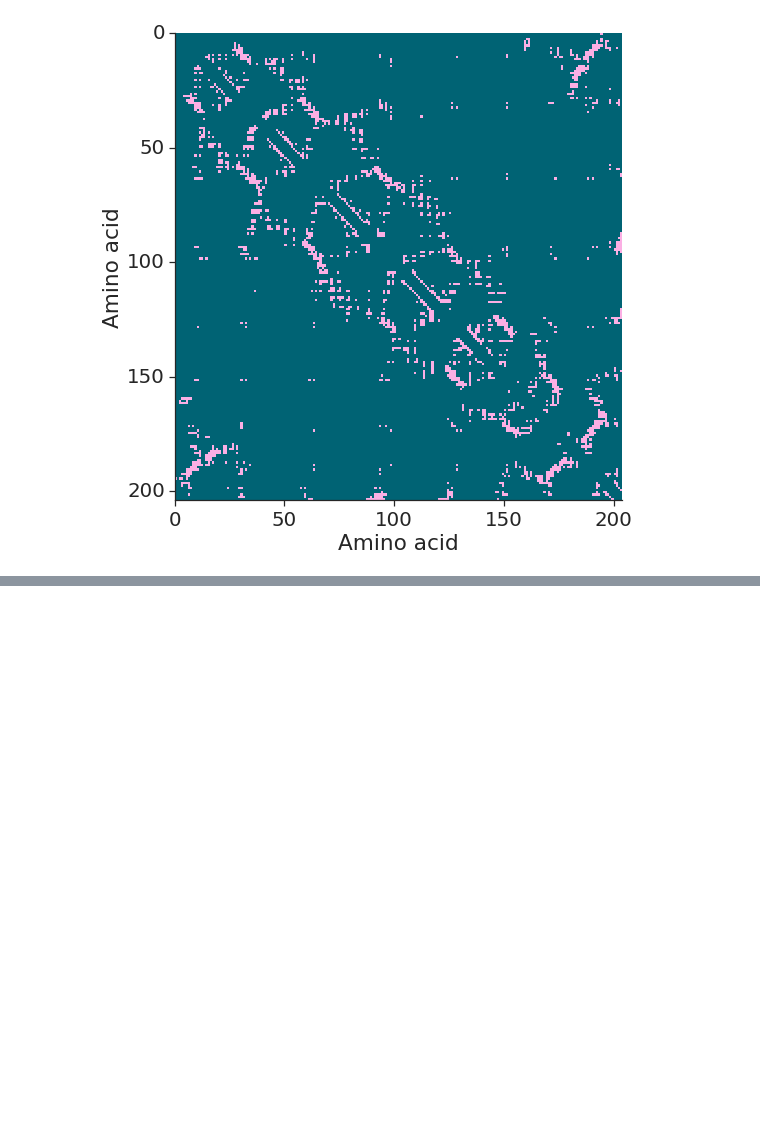
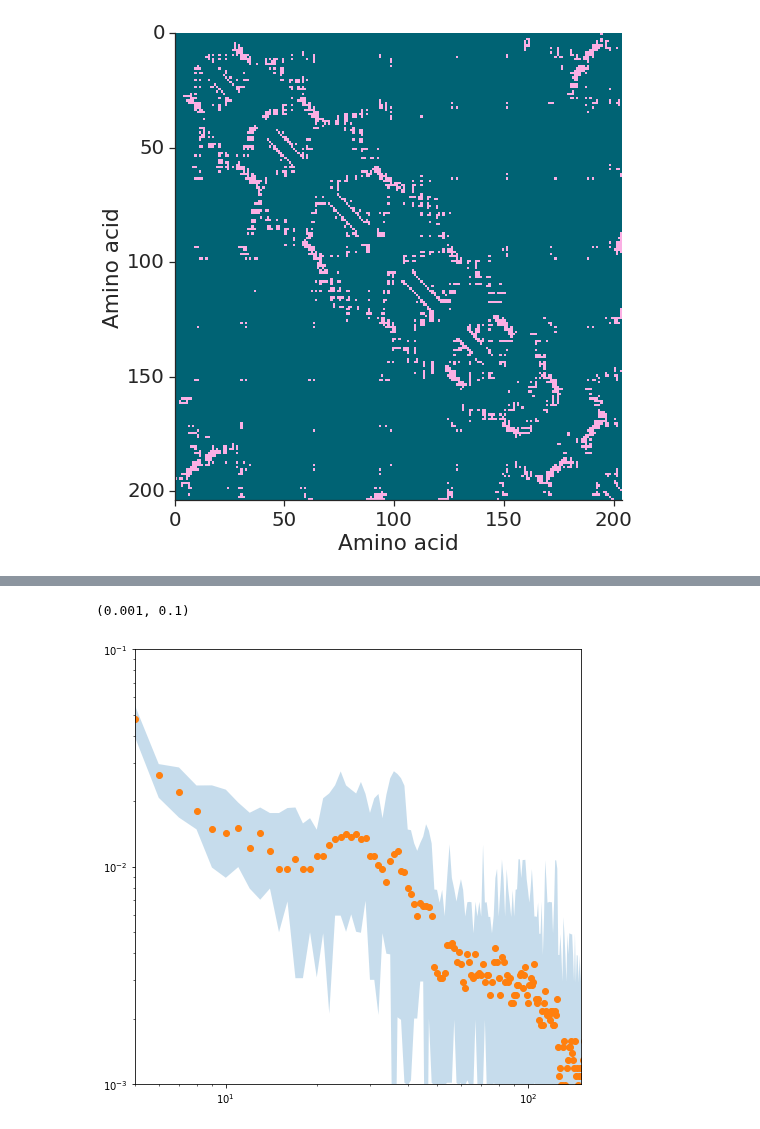
Before and after one commit to meyresearch/amino_acid_distance_distributions, a Jupyter notebook: scripts/shadow.ipynb, the cells around one changed output, grey strips where cells are left out. Saved outputs shown, nothing was run; the diff lists cells and outputs as text; code cells hidden in the pictures; blank space fills up the shorter version.

```diff
--- a/scripts/shadow.ipynb
+++ b/scripts/shadow.ipynb
@@ -63,0 +116,3 @@ plt.tight_layout()
+# %%
+dist = np.load("../data/alphafold/shadow_distance_histogram_not_normed.npy")
+dist
@@ -63,0 +127,18 @@ plt.tight_layout()
+# %%
+bins = np.linspace(1, 350, 350)[:-1]
+mean = np.mean(dist, axis=0)
+l_b, u_b = np.quantile(dist, q=[0.003, 0.997], axis=0)
+n_mean = mean / np.sum(mean)
+n_l_b = l_b / np.sum(mean)
+n_u_b = u_b / np.sum(mean)
+
+plt.figure(figsize=(8, 8))
+plt.fill_between(bins, n_u_b, n_l_b, alpha=0.25)
+plt.scatter(bins, n_mean)
+plt.xscale("log")
+plt.yscale("log")
+plt.xlim(5, 150)
+plt.ylim(0.001, 0.1)
+# %% [output]
+(0.001, 0.1)
+[figure, added]
```
Also changed, not shown: parts of 8 cells of this notebook, 3 other files.
